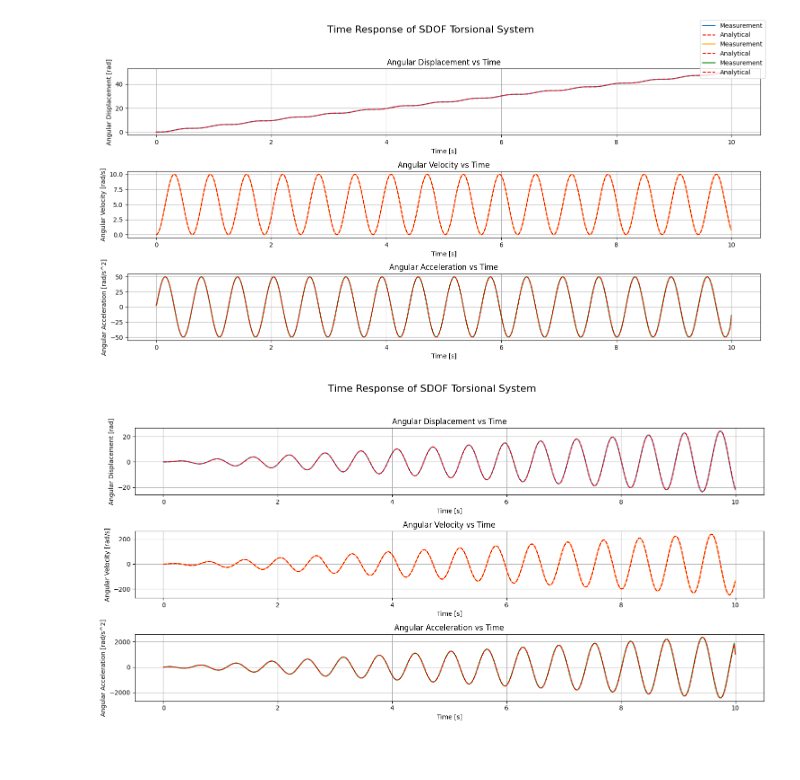
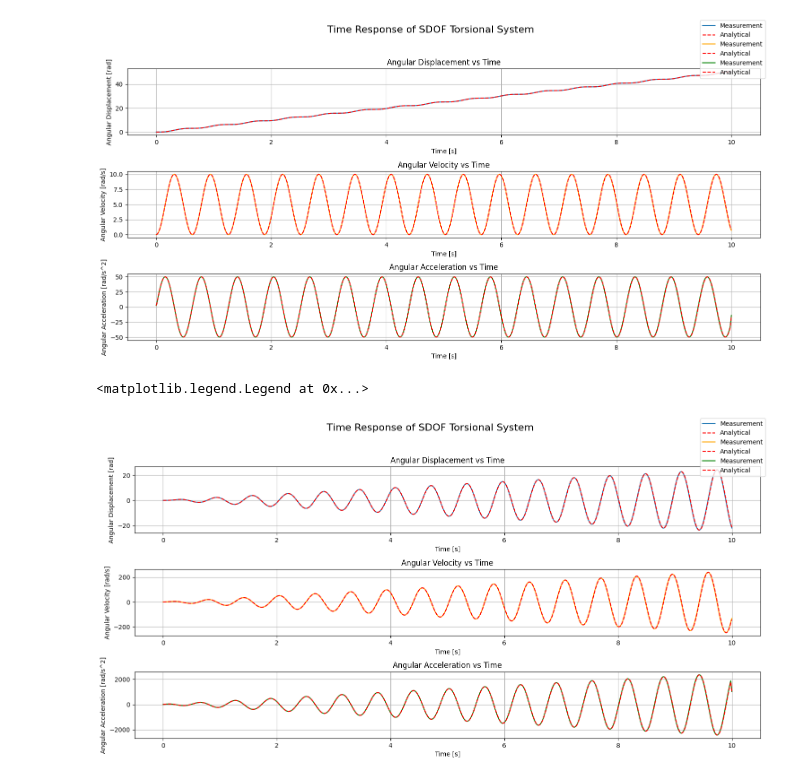
Before and after one commit to Rmhuneineh/my-website, a Jupyter notebook: content/posts/torsional_vibrations_1/00_torVib.ipynb, the cells around one changed output. Saved outputs shown, nothing was run; the diff lists cells and outputs as text; code cells hidden in the pictures; blank space fills up the shorter version.

Commit message:
added exmples for arbitrary excitation. added corresponding figures. modified jupyter notebook accordingly.

```diff
--- a/content/posts/torsional_vibrations_1/00_torVib.ipynb
+++ b/content/posts/torsional_vibrations_1/00_torVib.ipynb
@@ -363,7 +364,7 @@ fig.legend()
 <matplotlib.legend.Legend at 0x...>
 [figure]
 # %%
-# Simulate time response with a arbitrary excitation: ramp
+# Simulate time response with a arbitrary excitation: harmonic
 time_array = np.linspace(0, 10, 1000) # Time array [s]
 omega_f = 10 # Excitation frequency [rad/s]
 load_array = 5 * np.sin(omega_f * time_array)
@@ -377,31 +378,34 @@ fig, axes = plt.subplots(3, 1, figsize=(15, 8))
 fig.suptitle('Time Response of SDOF Torsional System', fontsize=16)
 # Angular Displacement vs Time
 axes[0].plot(t, theta_t, label='Measurement')
 axes[0].plot(t_an, theta_t_an, linestyle='--', color='red', label='Analytical')
 axes[0].set_xlabel('Time [s]')
 axes[0].set_ylabel('Angular Displacement [rad]')
 axes[0].set_title('Angular Displacement vs Time')
 axes[0].grid(True)
 
 # Angular Velocity vs Time
 angular_velocity = np.gradient(theta_t, t)
 angular_velocity_an = np.gradient(theta_t_an, t_an)
 axes[1].plot(t, angular_velocity, label='Measurement', color='orange')
 axes[1].plot(t_an, angular_velocity_an, linestyle='--', color='red', label='Analytical')
 axes[1].set_xlabel('Time [s]')
 axes[1].set_ylabel('Angular Velocity [rad/s]')
 axes[1].set_title('Angular Velocity vs Time')
 axes[1].grid(True)
 
 # Angular Acceleration vs Time
 angular_acceleration = np.gradient(angular_velocity, t)
 angular_acceleration_an = np.gradient(angular_velocity_an, t_an)
 axes[2].plot(t, angular_acceleration, label='Measurement', color='green')
 axes[2].plot(t_an, angular_acceleration_an, linestyle='--', color='red', label='Analytical')
 axes[2].set_xlabel('Time [s]')
 axes[2].set_ylabel('Angular Acceleration [rad/s^2]')
 axes[2].set_title('Angular Acceleration vs Time')
 axes[2].grid(True)
 plt.tight_layout(rect=[0, 0.03, 1, 0.95])
+
+fig.legend()
 # %% [output]
+<matplotlib.legend.Legend at 0x...>
-[figure, old version]
+[figure, new version]
```
Also changed, not shown: parts of 3 cells of this notebook, 3 other files.
